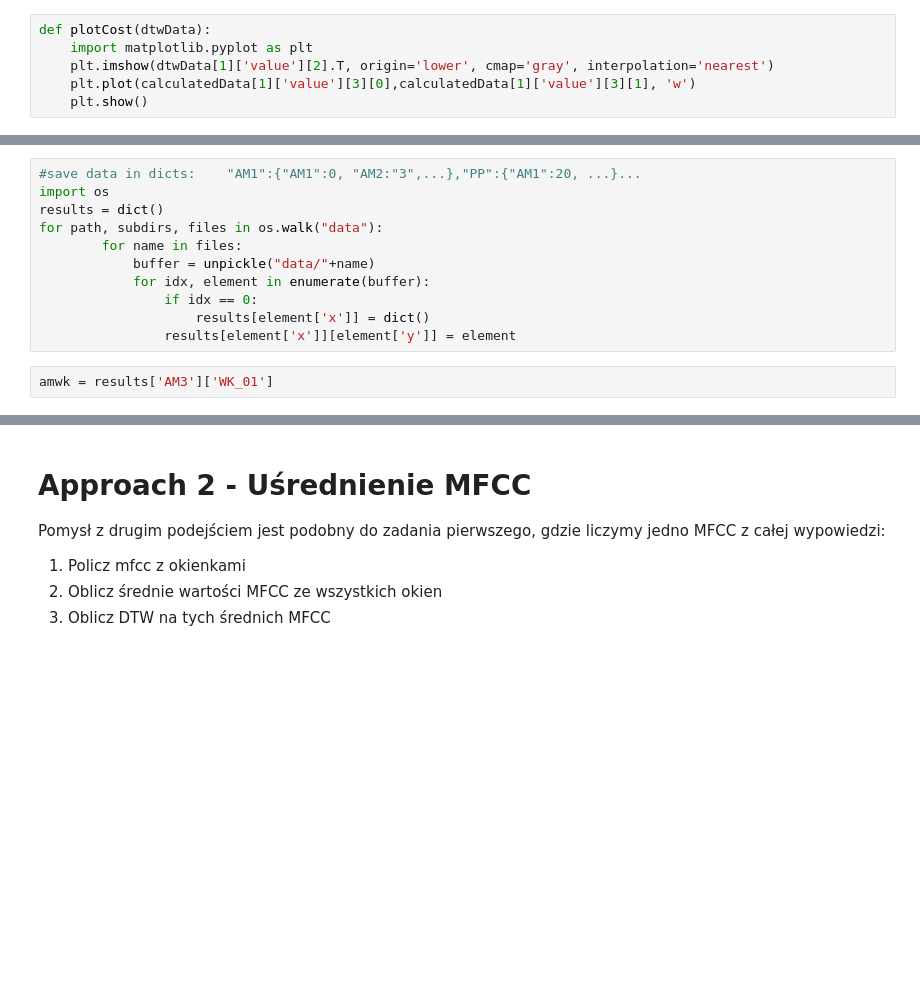
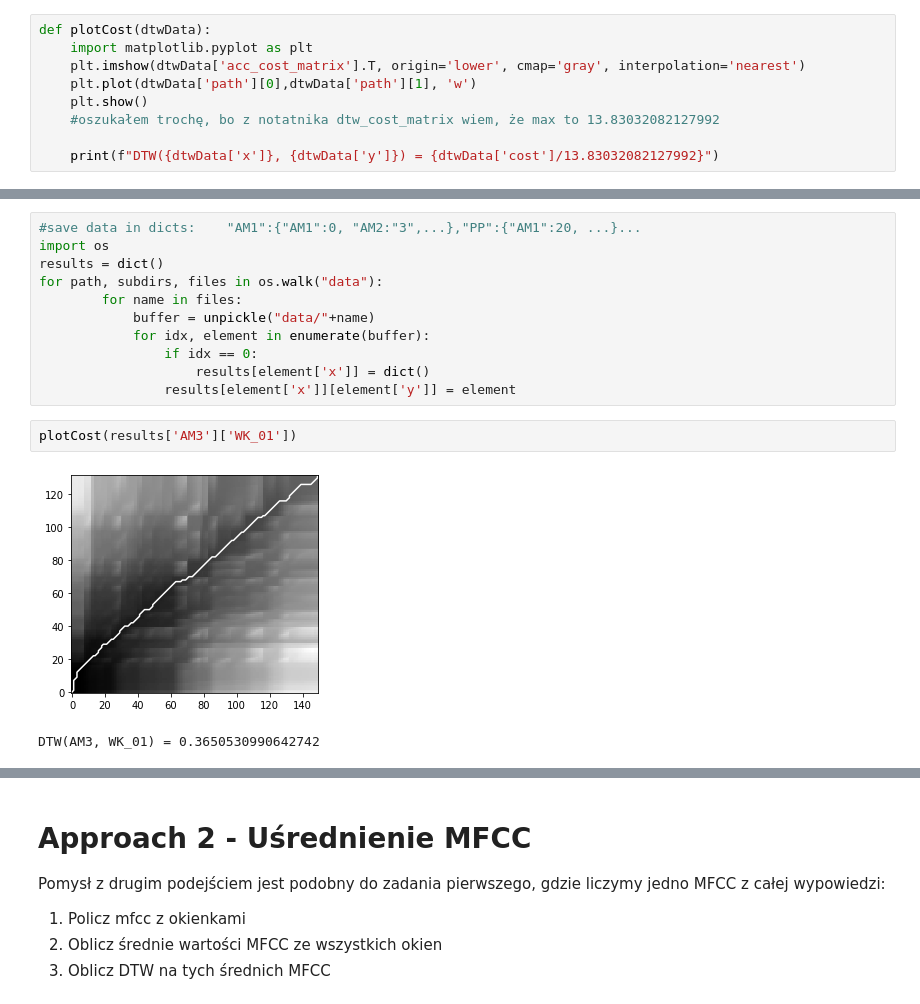
Before and after one commit to wkulczi/spykerrecog, a Jupyter notebook: dtw/dtw.ipynb, the cells around one changed output, grey strips where cells are left out. Saved outputs shown, nothing was run; the diff lists cells and outputs as text; blank space fills up the shorter version.

```diff
--- a/dtw/dtw.ipynb
+++ b/dtw/dtw.ipynb
@@ -112,6 +112,9 @@ dict_keys(['x', 'y', 'cost', 'cost_matrix', 'acc_cost_matrix', 'path'])
 # %%
 def plotCost(dtwData):
     import matplotlib.pyplot as plt
-    plt.imshow(dtwData[1]['value'][2].T, origin='lower', cmap='gray', interpolation='nearest')
-    plt.plot(calculatedData[1]['value'][3][0],calculatedData[1]['value'][3][1], 'w')
+    plt.imshow(dtwData['acc_cost_matrix'].T, origin='lower', cmap='gray', interpolation='nearest')
+    plt.plot(dtwData['path'][0],dtwData['path'][1], 'w')
     plt.show()
+    #oszukałem trochę, bo z notatnika dtw_cost_matrix wiem, że max to 13.83032082127992
+
+    print(f"DTW({dtwData['x']}, {dtwData['y']}) = {dtwData['cost']/13.83032082127992}")
@@ -129,4 +130,7 @@ for path, subdirs, files in os.walk("data"):
                     results[element['x']] = dict()
                 results[element['x']][element['y']] = element
 # %%
-amwk = results['AM3']['WK_01']
+plotCost(results['AM3']['WK_01'])
+# %% [output]
+[figure, added]
+DTW(AM3, WK_01) = 0.3650530990642742
```
Also changed, not shown: parts of 4 cells of this notebook, 9 other files.
